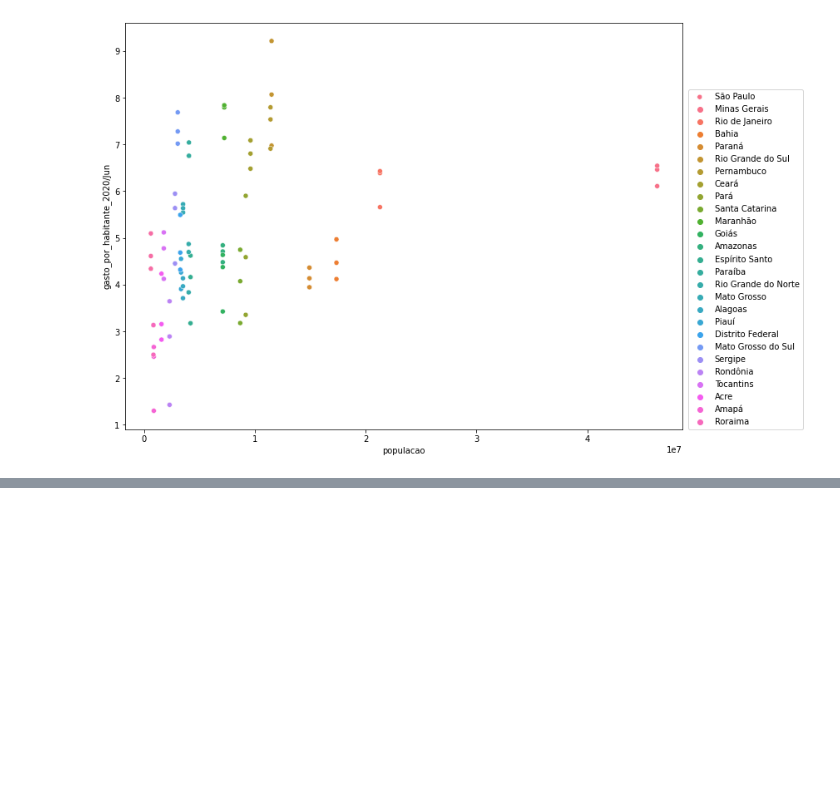
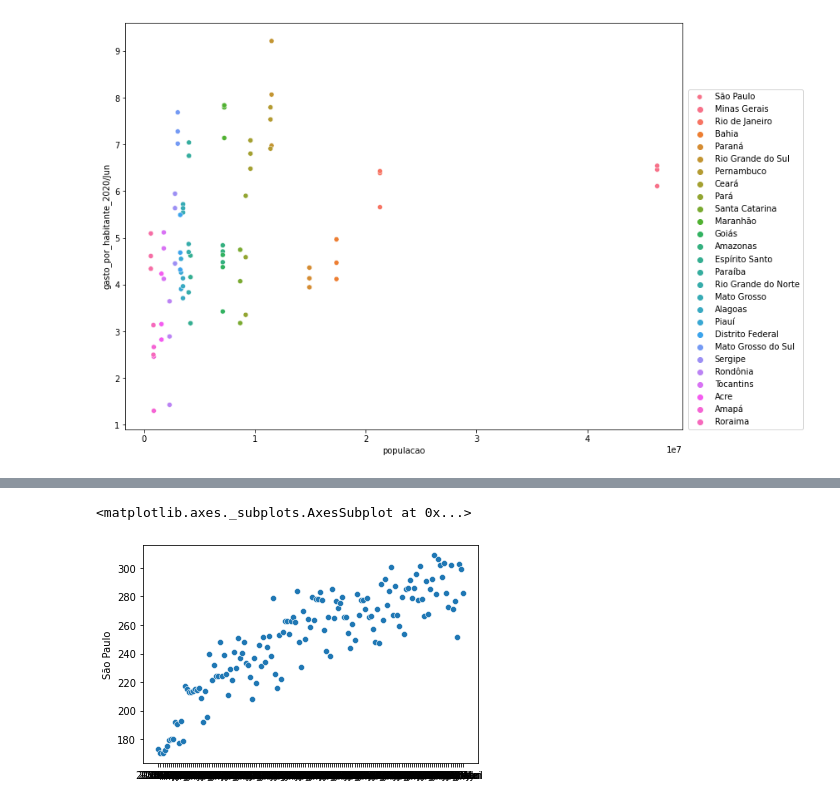
Before and after one commit to cfernando89/Bootcamp_Data_Science, a Jupyter notebook: Alura_BootCamp_Modulo2.ipynb, the cells around one changed output, grey strips where cells are left out. Drawn from its saved outputs; the diff is of its cells as text; code cells hidden in the pictures; blank space fills up the shorter version.

```diff
--- a/Alura_BootCamp_Modulo2.ipynb
+++ b/Alura_BootCamp_Modulo2.ipynb
@@ -631,0 +694,5 @@ plt.legend(gastos_e_populacao_recente.index, loc=(1.01,0))
+# %%
+sns.scatterplot(x=ordenados_total.columns, y= ordenados_total.loc['São Paulo']) #y tem que ser uma coluna
+# %% [output]
+<matplotlib.axes._subplots.AxesSubplot at 0x...>
+[figure, added]
```
Also changed, not shown: parts of 70 cells of this notebook.
